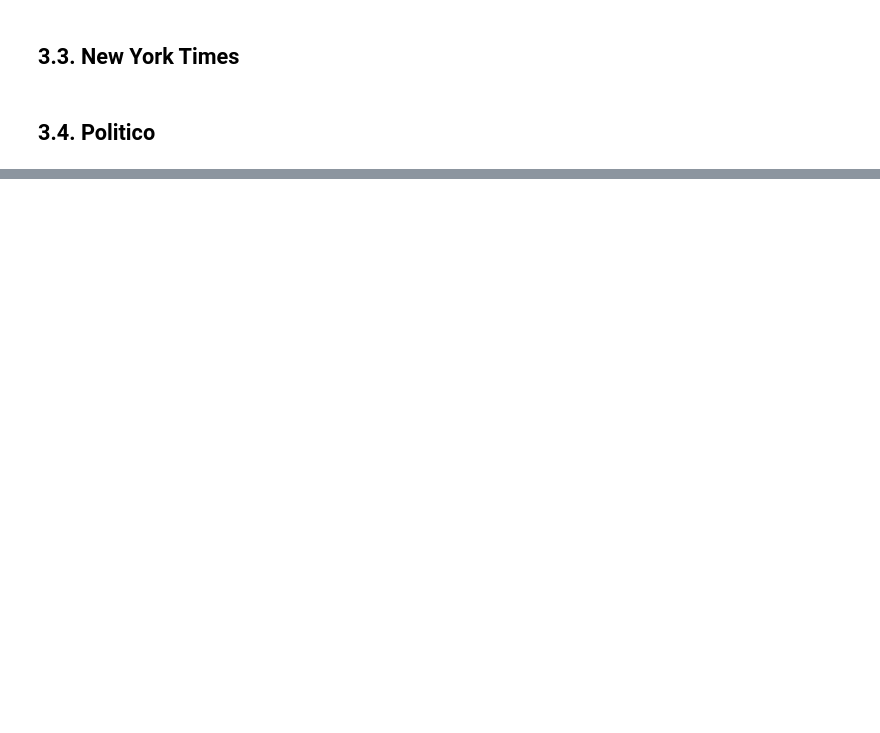
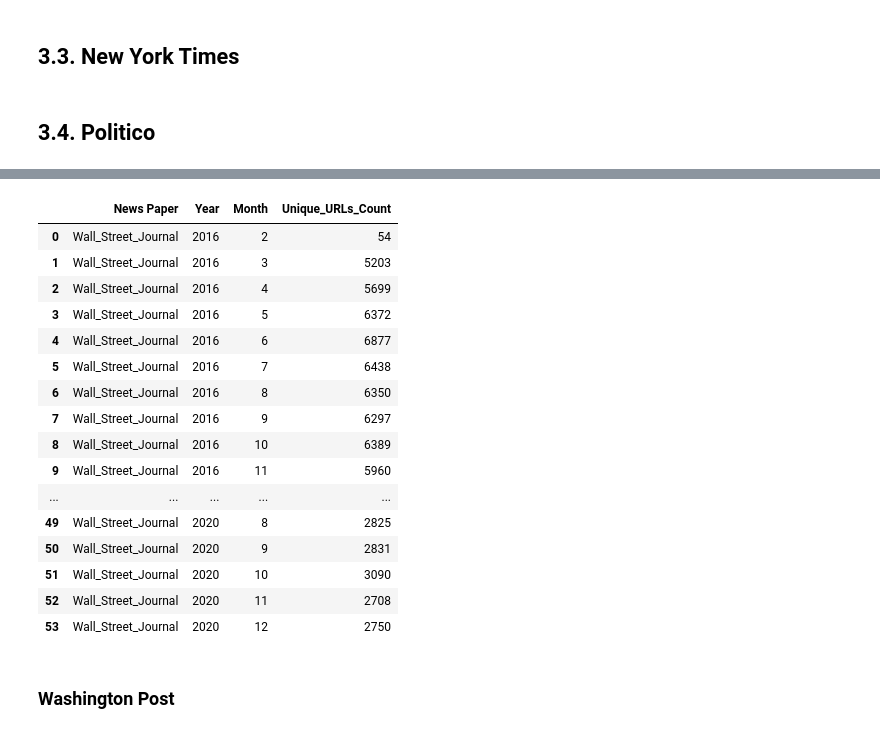
Before and after one commit to TBoedt/Constructing-A-Climate-Change-Concern-Index-Based-Upon-US-Newspaper-Articles, a Jupyter notebook: Scrapping_File_v2.ipynb, the cells around one changed output, grey strips where cells are left out. Saved outputs shown, nothing was run; the diff lists cells and outputs as text; code cells hidden in the pictures; blank space fills up the shorter version.

```diff
--- a/Scrapping_File_v2.ipynb
+++ b/Scrapping_File_v2.ipynb
@@ -745,0 +766,3 @@ test
+# %%
+#Remove the index column
+WSJ_df = WSJ_df.drop("index", axis = 1)
@@ -745,0 +815,9 @@ test
+# %%
+#Drop all the duplicate rows
+WSJ_df = WSJ_df.drop_duplicates().reset_index(drop = True)
+# %%
+#Some URLs of the Wall Street Journal contain the string "mod=error_page". Once we look into this we see that these URLs lead us
+#to articles that where published on a date outside the scope. We assume that these were URLs where something went wrong during
+#the scraping process and thus we received an error URL instead. We first remove these URLs from the dataframe
+mask = ~ WSJ_df['Link'].str.contains('mod=error_page')
+WSJ_df = WSJ_df[mask].reset_index(drop = True)
@@ -745,0 +862,6 @@ test
+# %%
+#First we create a two new columns with the year, month of the articles -> this way we can look at the amount of URLs
+#per year and per month
+
+WSJ_df["Year"] = WSJ_df['Date'].dt.year
+WSJ_df["Month"] = WSJ_df["Date"].dt.month
@@ -745,0 +898,24 @@ test
+# %%
+#Unique URLs per year
+WSJ_URLs_Month = WSJ_df.groupby(["News Paper","Year", "Month"])["Link"].nunique().reset_index(name='Unique_URLs_Count')
+WSJ_URLs_Month
+# %% [output]
+|  | News Paper | Year | Month | Unique_URLs_Count |
+| 0 | Wall_Street_Journal | 2016 | 2 | 54 |
+| 1 | Wall_Street_Journal | 2016 | 3 | 5203 |
+| 2 | Wall_Street_Journal | 2016 | 4 | 5699 |
+| 3 | Wall_Street_Journal | 2016 | 5 | 6372 |
+| 4 | Wall_Street_Journal | 2016 | 6 | 6877 |
+| 5 | Wall_Street_Journal | 2016 | 7 | 6438 |
+| 6 | Wall_Street_Journal | 2016 | 8 | 6350 |
+| 7 | Wall_Street_Journal | 2016 | 9 | 6297 |
+| 8 | Wall_Street_Journal | 2016 | 10 | 6389 |
+| 9 | Wall_Street_Journal | 2016 | 11 | 5960 |
+| ... | ... | ... | ... | ... |
+| 49 | Wall_Street_Journal | 2020 | 8 | 2825 |
+| 50 | Wall_Street_Journal | 2020 | 9 | 2831 |
+| 51 | Wall_Street_Journal | 2020 | 10 | 3090 |
+| 52 | Wall_Street_Journal | 2020 | 11 | 2708 |
+| 53 | Wall_Street_Journal | 2020 | 12 | 2750 |
+# %% [markdown]
+### Washington Post
```
Also changed, not shown: parts of 57 cells of this notebook, 8 other files.
